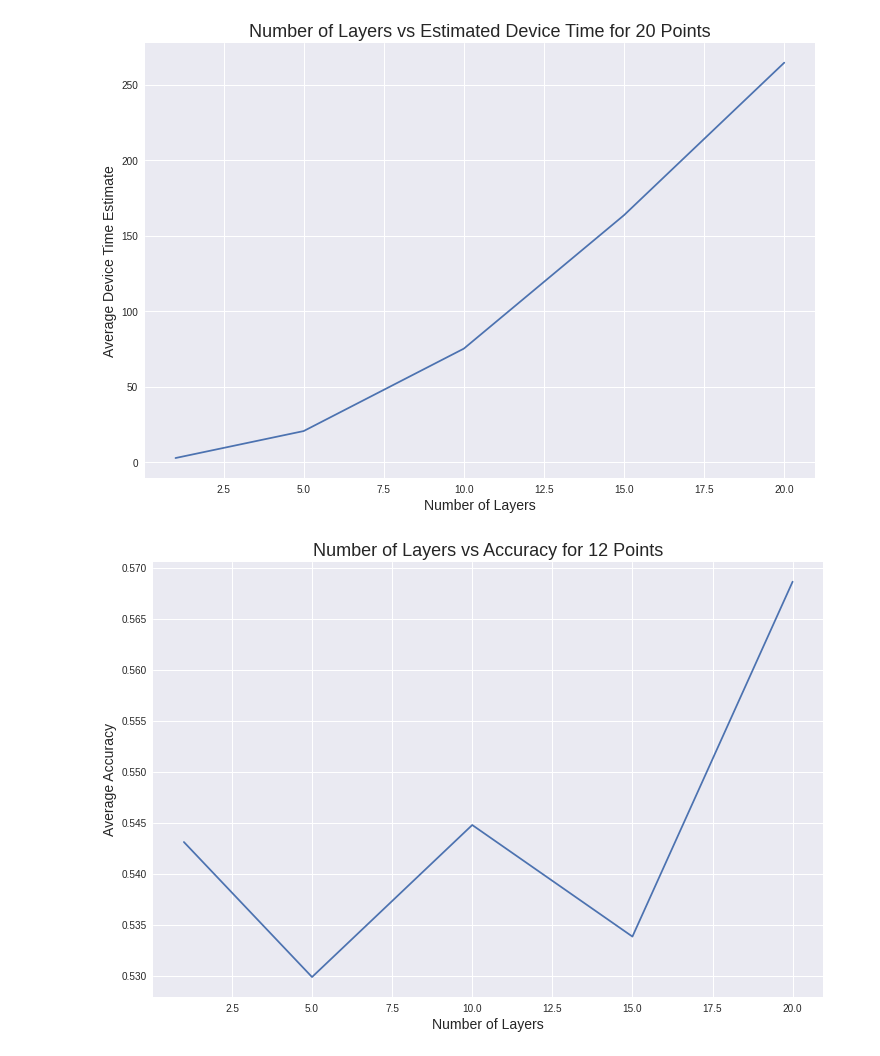
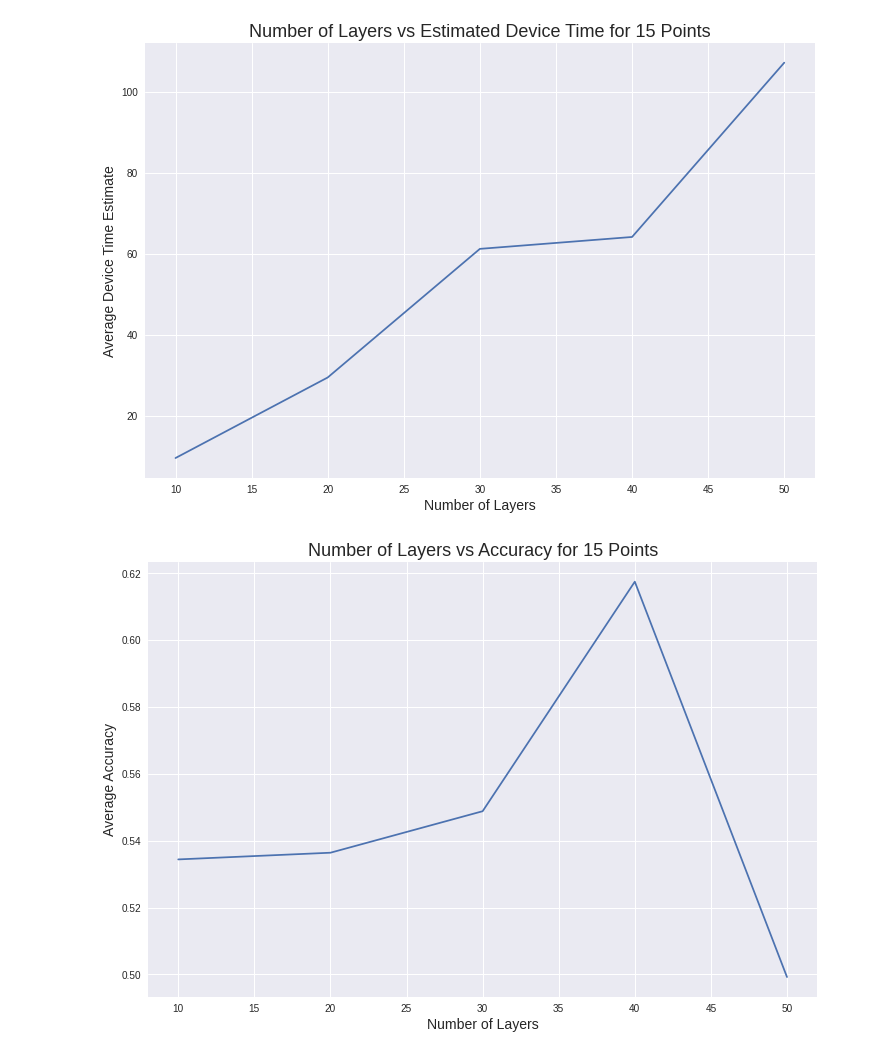
Before and after one commit to samco7/qaoa, a Jupyter notebook: plot_results.ipynb, the cells around one changed output. Cells and saved outputs as stored; diff of their text form; code cells hidden in the pictures.

```diff
--- a/plot_results.ipynb
+++ b/plot_results.ipynb
@@ -5,30 +5,31 @@ from matplotlib import pyplot as plt
 plt.style.use('seaborn')
 # %%
 # load the saved dictionary holding the results
-res = load_result('./results/2022-07-19/2022-07-19_results_1.pickle')
+res = load_result('./results/2022-07-21/2022-07-21_results_1.pickle')
 
 # initialize lists to hold results
+n_layers = 20 #held constant
+n_points = 15 #held constant
 points = []
 layers = []
-accuracy_20_layers = []
-accuracy_12_points = []
+accuracy_n_layers = []
+accuracy_n_points = []
 layers_v_accuracy = []
-runtime_20_points = []
-runtime_20_layers = []
-simtime_20_points = []
-simtime_20_layers = []
+runtime_n_points = []
+runtime_n_layers = []
+simtime_n_points = []
+simtime_n_layers = []
 
 # parse results out of loaded dictionary
-for item in res:
-    if item[0][0:2] == '20':
-        accuracy_20_layers.append(res[item]['approx_ratio'])
-        points.append(int(item[1][0:2]))
-        runtime_20_layers.append(res[item]['device_time'])
-        simtime_20_layers.append(res[item]['sim_time'])
-    if item[1][0:2] == '12':
-        accuracy_12_points.append(res[item]['approx_ratio'])
-        layers.append(int(item[0][0:2]))
-    if item[1][0:2] == '20':
-        runtime_20_points.append(res[item]['device_time'])
-        simtime_20_points.append(res[item]['sim_time'])
+for key in res: #each key is a tuple of the form (n_layers, n_points)
+    if key[0] == n_layers:
+        accuracy_n_layers.append(res[key]['approx_ratio'])
+        points.append(key[1])
+        runtime_n_layers.append(res[key]['device_time'])
+        simtime_n_layers.append(res[key]['sim_time'])
+    if key[1] == n_points:
+        accuracy_n_points.append(res[key]['approx_ratio'])
+        layers.append(key[0])
+        runtime_n_points.append(res[key]['device_time'])
+        simtime_n_points.append(res[key]['sim_time'])
 # %%
@@ -74,20 +69,20 @@ plt.show()
 # %%
-# plot number of layers vs runtime for 20 points
+# plot number of layers vs runtime for n points
 plt.figure(figsize=(12, 8))
-plt.plot(layers, runtime_20_points)
-plt.title('Number of Layers vs Estimated Device Time for 20 Points', fontsize=18)
+plt.plot(layers, runtime_n_points)
+plt.title(f'Number of Layers vs Estimated Device Time for {n_points} Points', fontsize=18)
 plt.xlabel('Number of Layers', fontsize=14)
 plt.ylabel('Average Device Time Estimate', fontsize=14)
 plt.show()
 # %% [output]
-[figure, old version]
+[figure, new version]
 # %%
 # plot number of layers vs accuracy for 12 points
 plt.figure(figsize=(12, 8))
-plt.plot(layers, accuracy_12_points)
-plt.title('Number of Layers vs Accuracy for 12 Points', fontsize=18)
+plt.plot(layers, accuracy_n_points)
+plt.title(f'Number of Layers vs Accuracy for {n_points} Points', fontsize=18)
 plt.xlabel('Number of Layers', fontsize=14)
 plt.ylabel('Average Accuracy', fontsize=14)
 plt.show()
 # %% [output]
-[figure, old version]
+[figure, new version]
```
Also changed, not shown: parts of 4 cells of this notebook, 24 other files.
